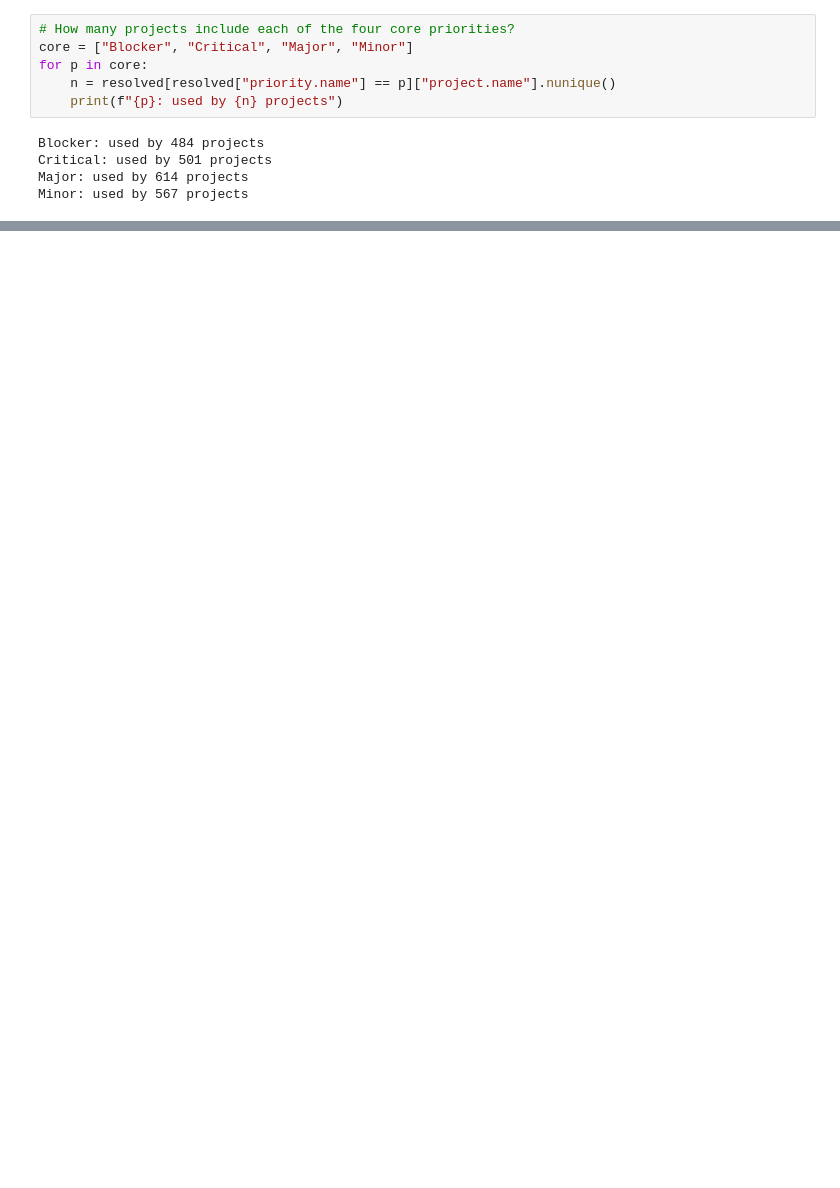
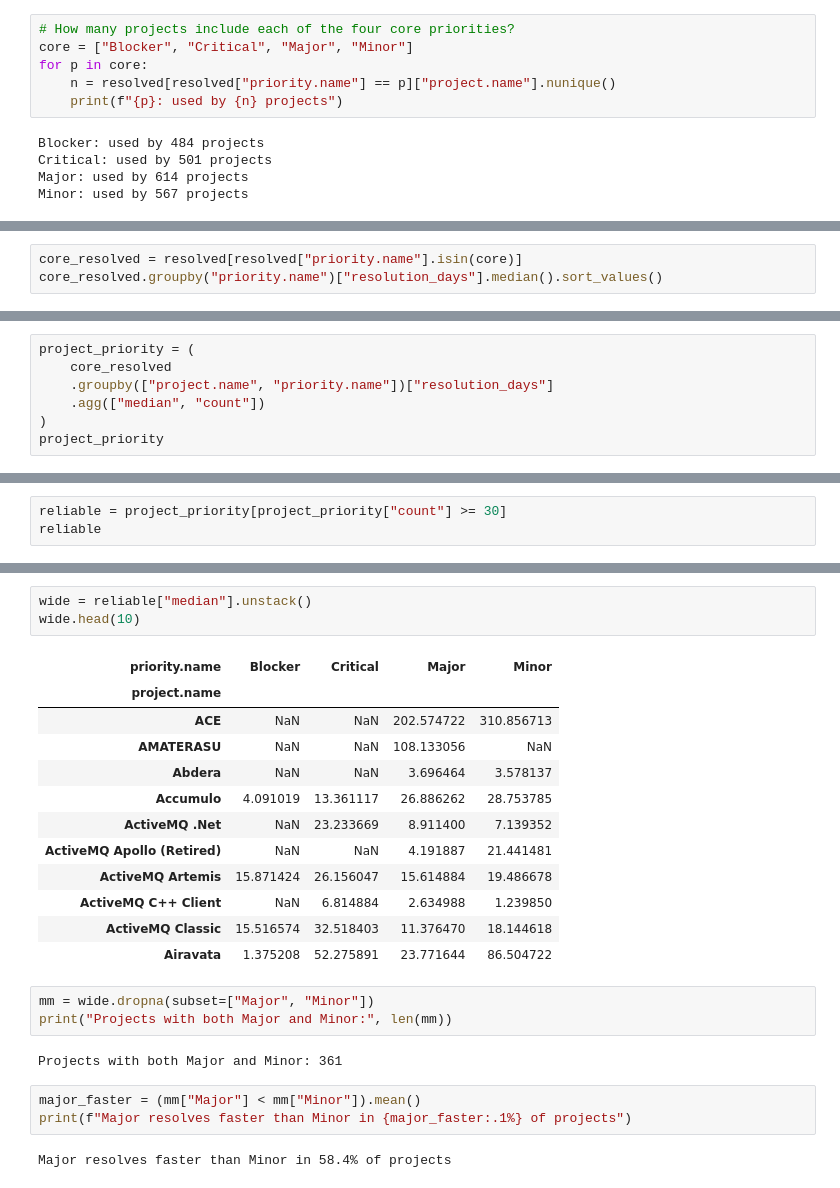
Before and after one commit to jkzero87/data-engineer-prep, a Jupyter notebook: python/jira-analysis/01_explore.ipynb, the cells around one changed output, grey strips where cells are left out. Cells and saved outputs as stored; diff of their text form; blank space fills up the shorter version.

```diff
--- a/python/jira-analysis/01_explore.ipynb
+++ b/python/jira-analysis/01_explore.ipynb
@@ -222,0 +174,3 @@ Minor: used by 567 projects
+# %%
+core_resolved = resolved[resolved["priority.name"].isin(core)]
+core_resolved.groupby("priority.name")["resolution_days"].median().sort_values()
@@ -222,0 +205,7 @@ Minor: used by 567 projects
+# %%
+project_priority = (
+    core_resolved
+    .groupby(["project.name", "priority.name"])["resolution_days"]
+    .agg(["median", "count"])
+)
+project_priority
@@ -222,0 +227,3 @@ Minor: used by 567 projects
+# %%
+reliable = project_priority[project_priority["count"] >= 30]
+reliable
@@ -222,0 +245,26 @@ Minor: used by 567 projects
+# %%
+wide = reliable["median"].unstack()
+wide.head(10)
+# %% [output]
+| priority.name | Blocker | Critical | Major | Minor |
+| project.name |  |  |  |  |
+| ACE | NaN | NaN | 202.574722 | 310.856713 |
+| AMATERASU | NaN | NaN | 108.133056 | NaN |
+| Abdera | NaN | NaN | 3.696464 | 3.578137 |
+| Accumulo | 4.091019 | 13.361117 | 26.886262 | 28.753785 |
+| ActiveMQ .Net | NaN | 23.233669 | 8.911400 | 7.139352 |
+| ActiveMQ Apollo (Retired) | NaN | NaN | 4.191887 | 21.441481 |
+| ActiveMQ Artemis | 15.871424 | 26.156047 | 15.614884 | 19.486678 |
+| ActiveMQ C++ Client | NaN | 6.814884 | 2.634988 | 1.239850 |
+| ActiveMQ Classic | 15.516574 | 32.518403 | 11.376470 | 18.144618 |
+| Airavata | 1.375208 | 52.275891 | 23.771644 | 86.504722 |
+# %%
+mm = wide.dropna(subset=["Major", "Minor"])
+print("Projects with both Major and Minor:", len(mm))
+# %% [output]
+Projects with both Major and Minor: 361
+# %%
+major_faster = (mm["Major"] < mm["Minor"]).mean()
+print(f"Major resolves faster than Minor in {major_faster:.1%} of projects")
+# %% [output]
+Major resolves faster than Minor in 58.4% of projects
```
Also changed, not shown: parts of 25 cells of this notebook.
